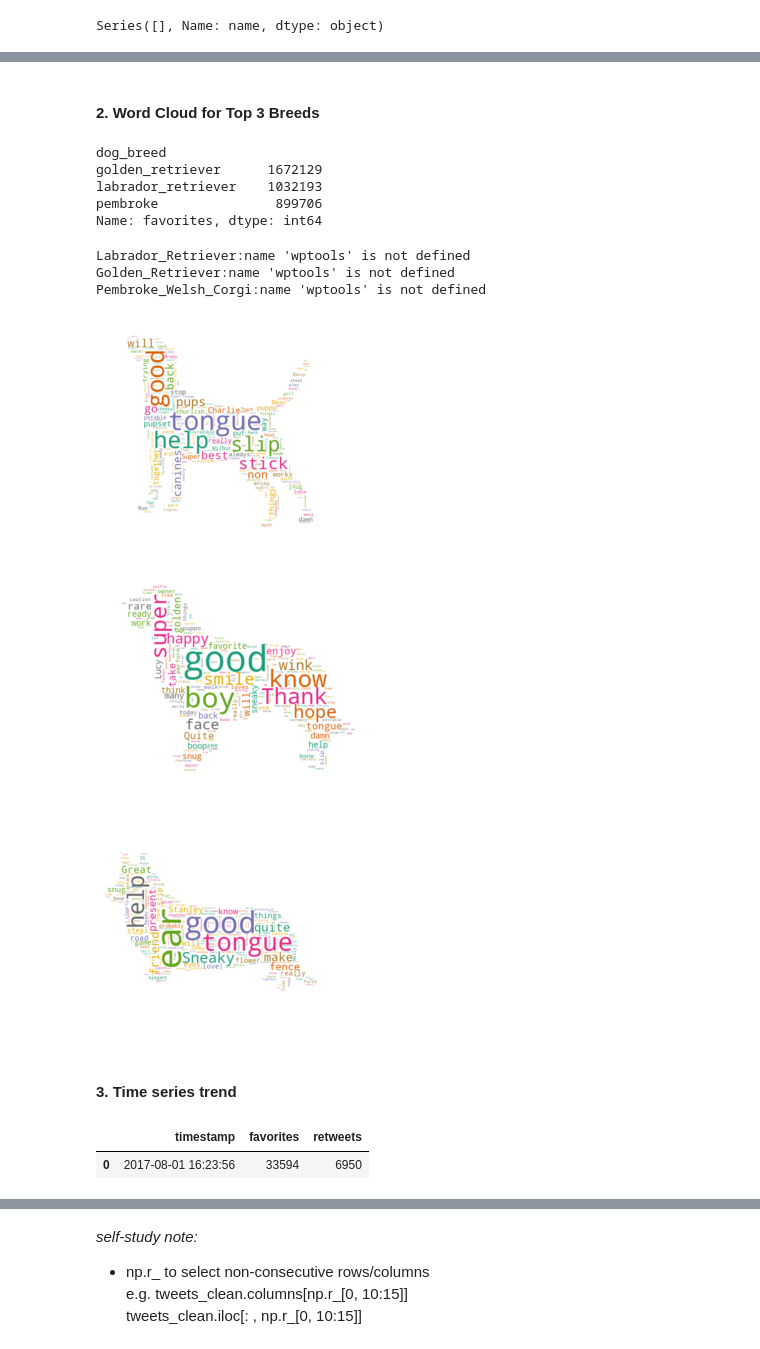
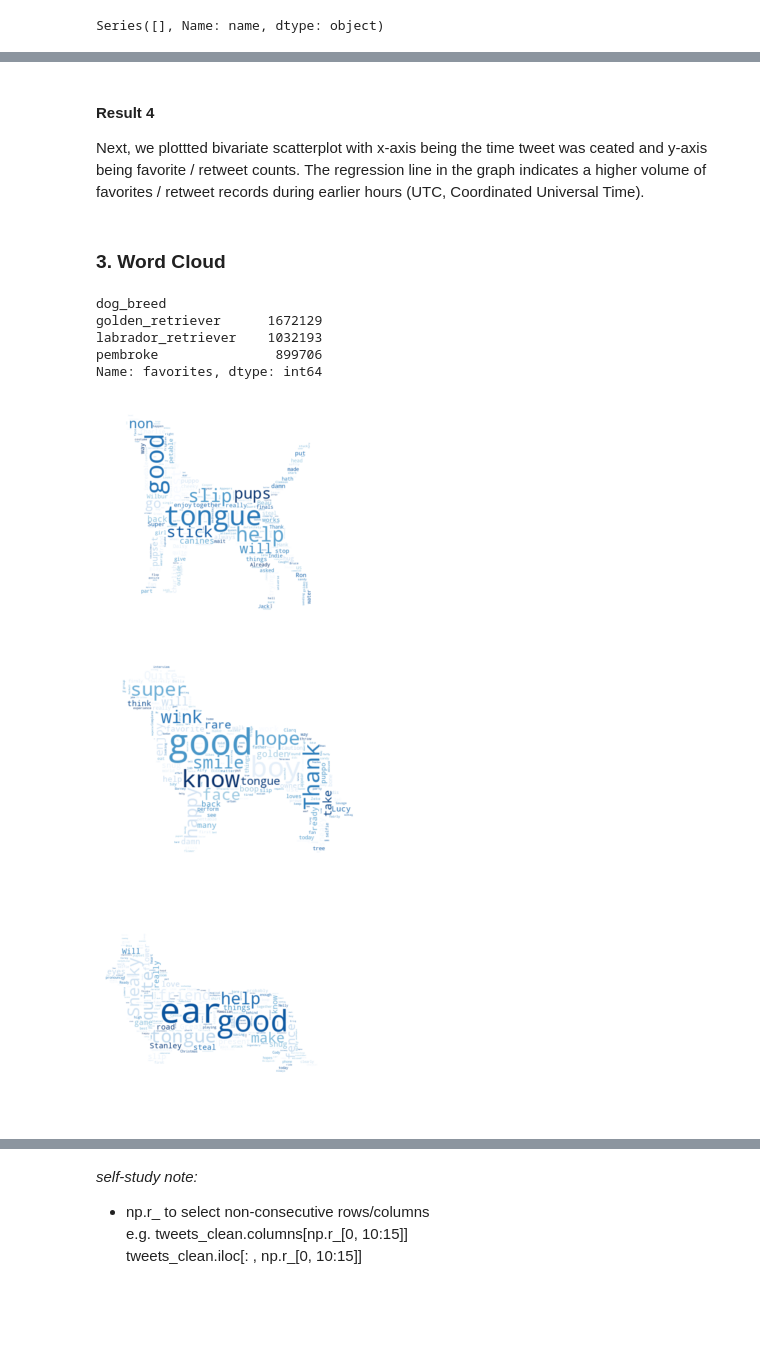
Before and after one commit to SEJUNGJENN-C/WeRateDogs_Twitter_Analysis, a Jupyter notebook: weratedogs-twitter.ipynb, the cells around one changed output, grey strips where cells are left out. Saved outputs shown, nothing was run; the diff lists cells and outputs as text; code cells hidden in the pictures; blank space fills up the shorter version.

```diff
--- a/weratedogs-twitter.ipynb
+++ b/weratedogs-twitter.ipynb
@@ -574,3 +740,6 @@ plt.savefig('Time vs Likes & Retweets.png', format='png');
+# %% [markdown]
+#### Result 4
+Next, we plottted bivariate scatterplot with x-axis being the time tweet was ceated and y-axis being favorite / retweet counts. The regression line in the graph indicates a higher volume of favorites / retweet records during earlier hours (UTC, Coordinated Universal Time).
 # %% [markdown]
-#### 2. Word Cloud for Top 3 Breeds
+### 3. Word Cloud
 # %%
@@ -585,28 +754,6 @@ golden_retriever      1672129
 labrador_retriever    1032193
 pembroke               899706
 Name: favorites, dtype: int64
-# %%
-folder_name = 'dog_image'
-if not os.path.exists(folder_name):
-    os.makedirs(folder_name)
-
-breed_list = ['Labrador_Retriever', 'Golden_Retriever', 'Pembroke_Welsh_Corgi']
-
-for breed in breed_list:
-    try:
-        first_image = wptools.page(breed, silent=True).get().data['image'][0]
-        first_image_url = first_image['url']
-        r = requests.get(first_image_url)
-        i = Image.open(BytesIO(r.content))
-        file_format = first_image_url.split(".")[-1]
-        # save
-        i.save(folder_name + "/" + breed + "." + file_format)
-    except Exception as e:
-        print(breed + ":" + str(e))
-# %% [output]
-Labrador_Retriever:name 'wptools' is not defined
-Golden_Retriever:name 'wptools' is not defined
-Pembroke_Welsh_Corgi:name 'wptools' is not defined
 # %%
 # Make lists for image_urls and top 3 breeds
 image_urls = ['https://media.istockphoto.com/vectors/dog-labrador-retriever-breed-silhouette-vector-id1092723256?k=20&m=1092723256&s=612x612&w=0&h=qySoeV2lvEq0_5dulzZrdWFlAc3nMQPPGma6RBgrBHg=',
@@ -637,29 +784,21 @@ for breed in breeds:
 # %%
 # Make a list of stopwords
 stopwords = ['https', 'co', 't', 'dog', 'af', 'hello', 'want', 'look',
             'pupper', 'doggo', 'dogs', 'pet', 'got', 'ckin', 'h', 'much'
             ,'still', 'please', 'well', 'day', 'time', 'wants', 'pup', 'tho',
             'amp', 'send', 'rate', 'one', 'now', 'Sadie', 'never', 'rather', 'someone', 'even', 'hat', 'ck', 'seems', 'thing'] + list(STOPWORDS)
 
 # Word cloud
 for breed, image, text in zip(breeds, image_list, text_list):
     '''Create word cloud for each breed'''
-    wordcloud = WordCloud(collocations=False, background_color='white', mask = image, stopwords=stopwords, colormap='Dark2').generate(text)
+    wordcloud = WordCloud(collocations=False, background_color='white', mask = image, stopwords=stopwords, colormap='Blues').generate(text)
     plt.figure()
     plt.imshow(wordcloud, interpolation='bilinear')
     plt.axis('off')
     # Save wordcloud image for each breed
     plt.savefig(breed + '.png', format='png')
     continue;
 # %% [output]
-[figure, old version]
+[figure, new version]
-[figure, old version]
+[figure, new version]
-[figure, old version]
+[figure, new version]
-# %% [markdown]
-#### 3. Time series trend
-# %%
-time_series = all_df[['timestamp', 'favorites', 'retweets']]
-time_series.head(1)
-# %% [output]
-|  | timestamp | favorites | retweets |
-| 0 | 2017-08-01 16:23:56 | 33594 | 6950 |
```
Also changed, not shown: parts of 65 cells of this notebook.
